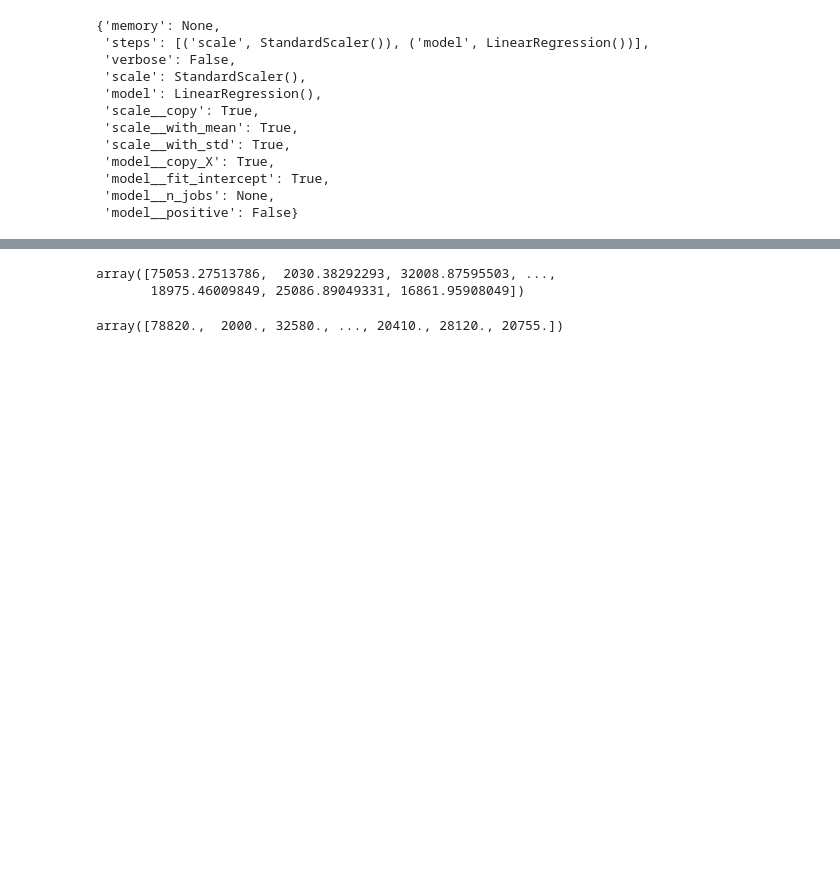
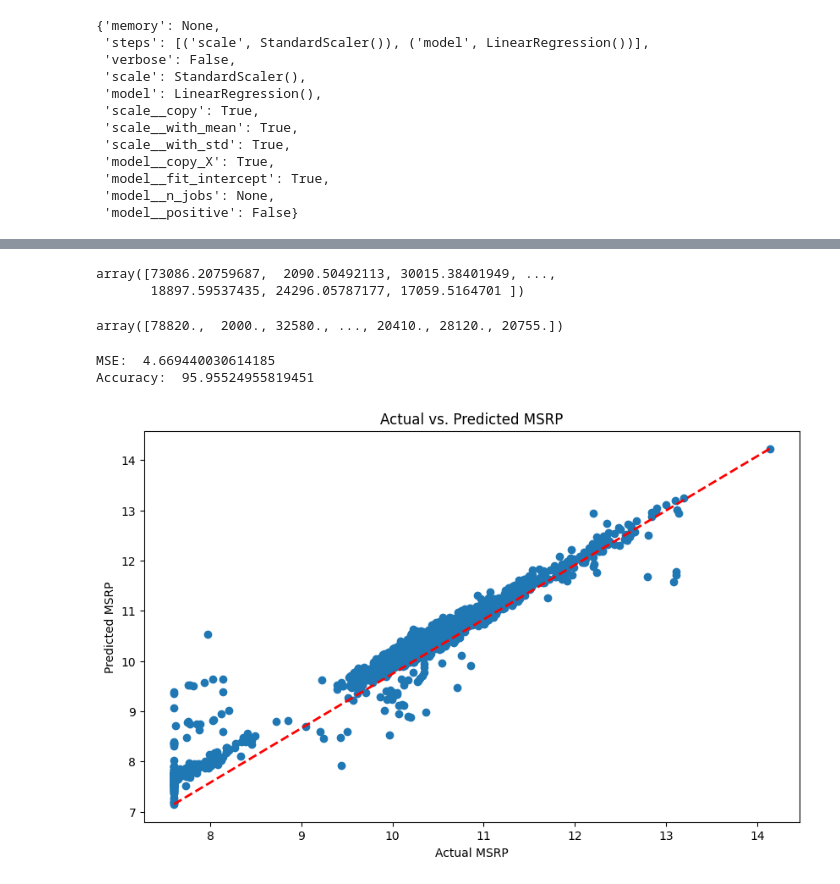
Before and after one commit to ayyesu/car_price-prediction, a Jupyter notebook: car_price-prediction.ipynb, the cells around one changed output, grey strips where cells are left out. Cells and saved outputs as stored; diff of their text form; code cells hidden in the pictures; blank space fills up the shorter version.

Commit message:
validation prediction

```diff
--- a/car_price-prediction.ipynb
+++ b/car_price-prediction.ipynb
@@ -331,11 +312,38 @@ y_pred = model.predict(df_test)
+# %%
+# train model
+model = Ridge(alpha=.1)
+model.fit(df_train, y_train)
+
+# make prediction on test set
+y_pred = model.predict(df_test)
 # %%
 predicted_prices = np.expm1(y_pred)
 predicted_prices
 # %% [output]
-array([75053.27513786,  2030.38292293, 32008.87595503, ...,
-       18975.46009849, 25086.89049331, 16861.95908049])
+array([73086.20759687,  2090.50492113, 30015.38401949, ...,
+       18897.59537435, 24296.05787177, 17059.5164701 ])
 # %%
 actual_prices = np.expm1(y_test)
 actual_prices
 # %% [output]
 array([78820.,  2000., 32580., ..., 20410., 28120., 20755.])
+# %%
+mse = mean_squared_error(y_test, y_pred)
+r2 = r2_score(y_test, y_pred)
+
+print("MSE: ", mse*100)
+print("Accuracy: ", r2*100)
+# %% [output]
+MSE:  4.669440030614185
+Accuracy:  95.95524955819451
+# %%
+# Plotting the linear line of the model
+plt.figure(figsize=(10, 6))
+plt.scatter(y_test, y_pred)
+plt.plot([min(y_test), max(y_test)], [min(y_pred), max(y_pred)], color='red', linestyle='--', linewidth=2)
+plt.title('Actual vs. Predicted MSRP')
+plt.xlabel('Actual MSRP')
+plt.ylabel('Predicted MSRP')
+plt.show()
+# %% [output]
+[figure, added]
```
Also changed, not shown: parts of 9 cells of this notebook.
